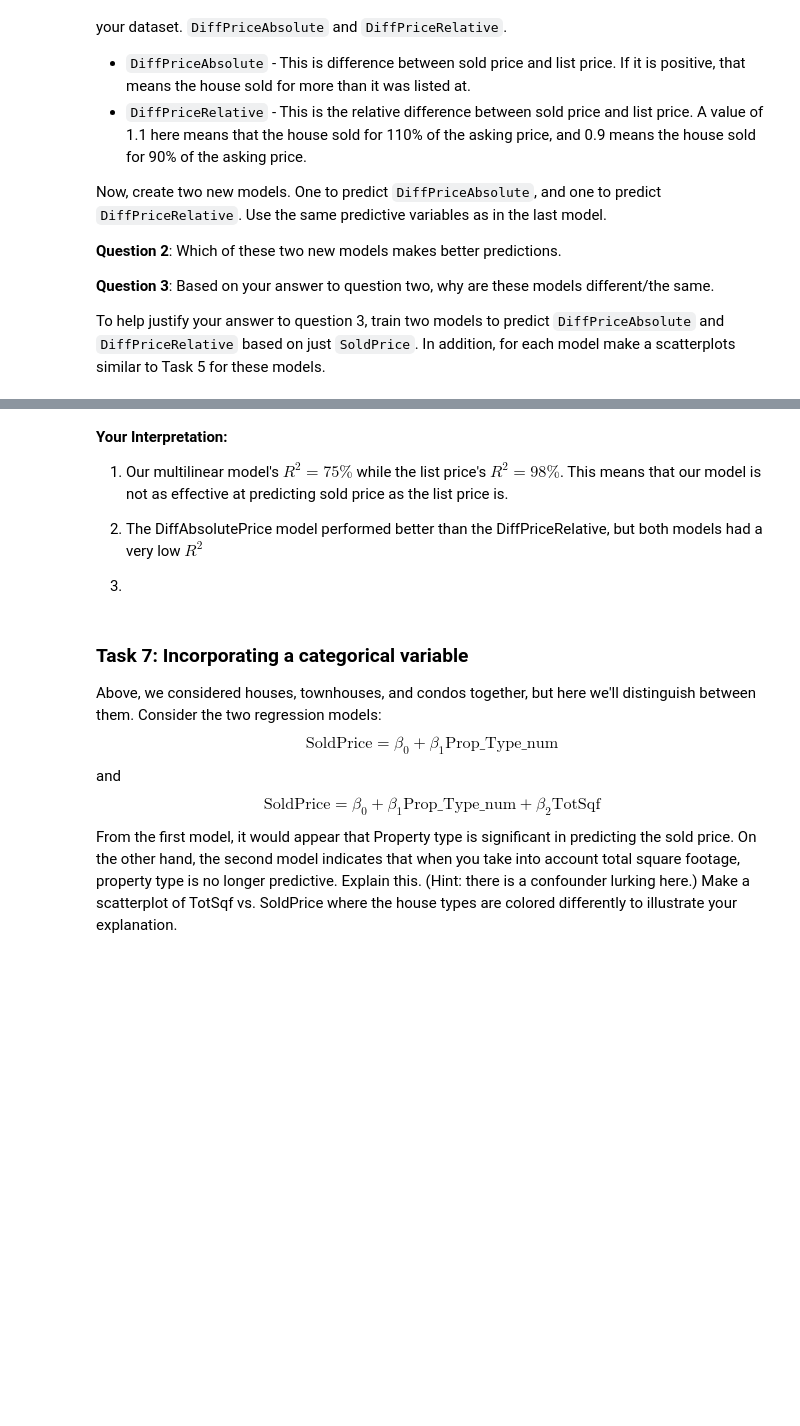
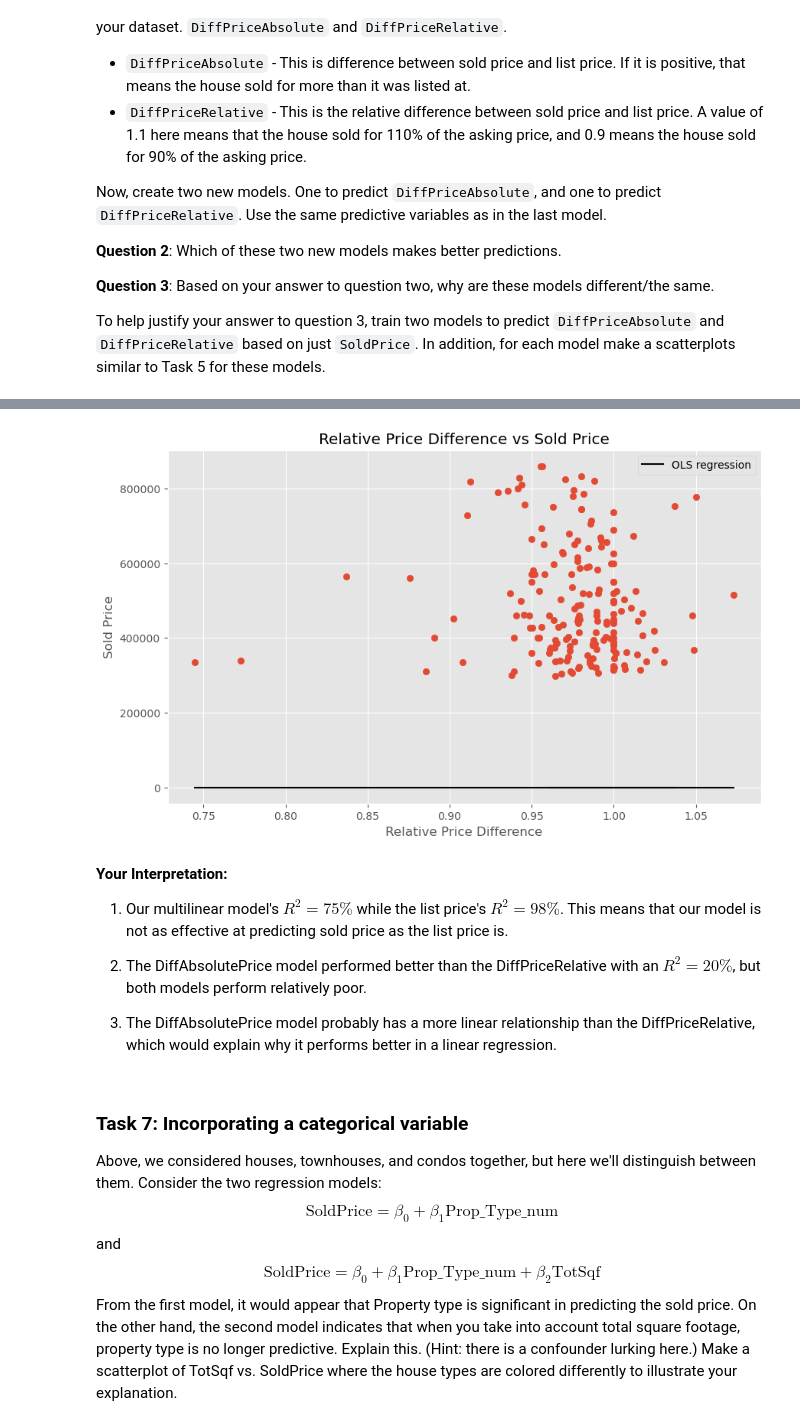
Before and after one commit to logancorrea/Intro-to-Data-Science, a Jupyter notebook: Homework/HW05/HW5.ipynb, the cells around one changed output, grey strips where cells are left out. Cells and saved outputs as stored; diff of their text form; code cells hidden in the pictures; blank space fills up the shorter version.

```diff
--- a/Homework/HW05/HW5.ipynb
+++ b/Homework/HW05/HW5.ipynb
@@ -331,11 +370,25 @@ strong multicollinearity problems or that the design matrix is singular.
+# %%
+model_absolute_ols = sm.ols(formula="DiffPriceRelative ~  SoldPrice", data=house_clean).fit()
+model_absolute_ols.summary()
+
+# Plot the OLS regression line
+plt.scatter(house_clean['DiffPriceRelative'], house_clean['SoldPrice'])
+plt.plot(house_clean["DiffPriceRelative"], model_absolute_ols.predict(), color = "black", label = "OLS regression")
+plt.title('Relative Price Difference vs Sold Price')
+plt.xlabel('Relative Price Difference')
+plt.ylabel('Sold Price')
+plt.legend()
+plt.show()
+# %% [output]
+[figure, added]
 # %% [markdown]
 **Your Interpretation:**
 
 1. Our multilinear model's $R^2 = 75\%$ while the list price's $R^2 = 98\%$. This means that our model is not as effective at predicting sold price as the list price is.
 
-2. The DiffAbsolutePrice model performed better than the DiffPriceRelative, but both models had a very low $R^2$
+2. The DiffAbsolutePrice model performed better than the DiffPriceRelative with an $R^2 = 20\%$, but both models perform relatively poor.
 
-3.
+3. The DiffAbsolutePrice model probably has a more linear relationship than the DiffPriceRelative, which would explain why it performs better in a linear regression.
 # %% [markdown]
 ### Task 7: Incorporating a categorical variable
 
```
Also changed, not shown: parts of 6 cells of this notebook.
